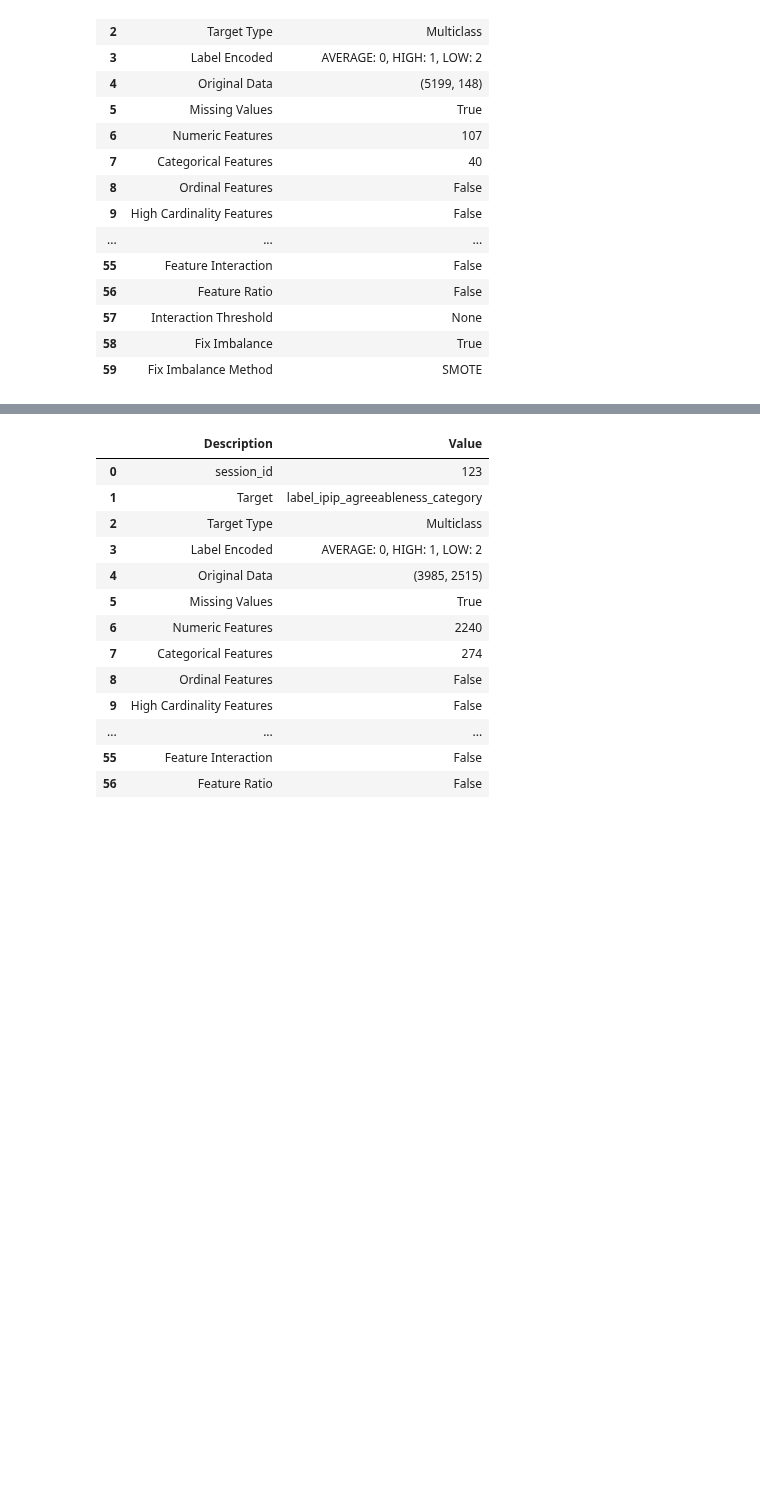
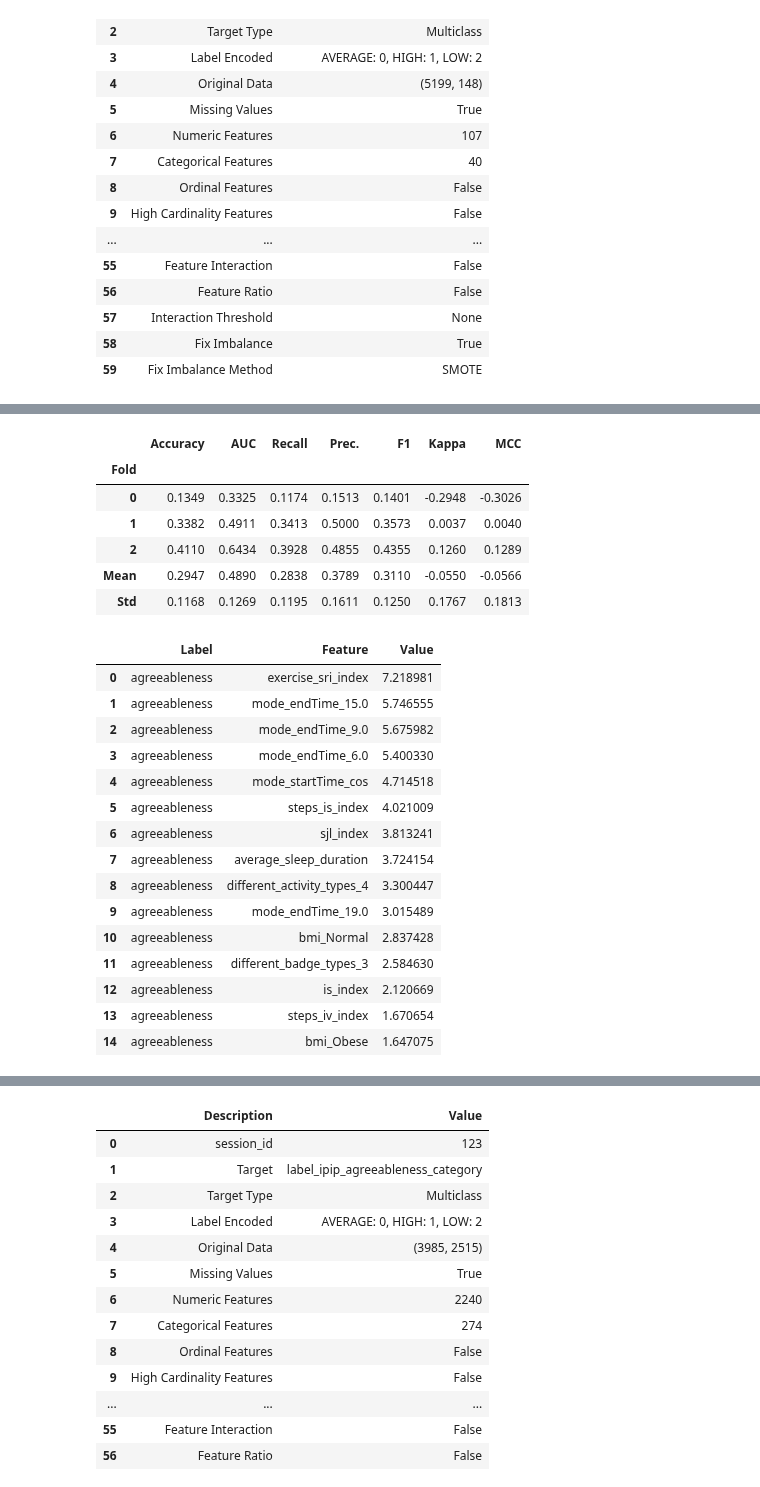
Before and after one commit to kcristinaa/RAIS-miniproject, a Jupyter notebook: notebooks_ml_models/predict_agreeableness.ipynb, the cells around one changed output, grey strips where cells are left out. Saved outputs shown, nothing was run; the diff lists cells and outputs as text; code cells hidden in the pictures; blank space fills up the shorter version.

```diff
--- a/notebooks_ml_models/predict_agreeableness.ipynb
+++ b/notebooks_ml_models/predict_agreeableness.ipynb
@@ -149,3 +184,38 @@ best = compare_models(sort = '%s'%metric) # change to F1 and AUC
+# %%
+lr = create_model('lr', fold=3)
+tuned_lr = tune_model(lr)
+d=pd.DataFrame({'Feature': get_config('X_train').columns, 'Value' : abs(tuned_lr.coef_[0])}).sort_values(by='Value', ascending=False)
+d.reset_index(inplace=True)
+d=d.head(15)
+d = d.drop(columns='index')
+d['Label'] = 'agreeableness'
+d = d[['Label', 'Feature', 'Value']]
+d.to_pickle('../data/feature_importances/agreeableness1.pkl')
+d
+# %% [output]
+|  | Accuracy | AUC | Recall | Prec. | F1 | Kappa | MCC |
+| Fold |  |  |  |  |  |  |  |
+| 0 | 0.1349 | 0.3325 | 0.1174 | 0.1513 | 0.1401 | -0.2948 | -0.3026 |
+| 1 | 0.3382 | 0.4911 | 0.3413 | 0.5000 | 0.3573 | 0.0037 | 0.0040 |
+| 2 | 0.4110 | 0.6434 | 0.3928 | 0.4855 | 0.4355 | 0.1260 | 0.1289 |
+| Mean | 0.2947 | 0.4890 | 0.2838 | 0.3789 | 0.3110 | -0.0550 | -0.0566 |
+| Std | 0.1168 | 0.1269 | 0.1195 | 0.1611 | 0.1250 | 0.1767 | 0.1813 |
+|  | Label | Feature | Value |
+| 0 | agreeableness | exercise_sri_index | 7.218981 |
+| 1 | agreeableness | mode_endTime_15.0 | 5.746555 |
+| 2 | agreeableness | mode_endTime_9.0 | 5.675982 |
+| 3 | agreeableness | mode_endTime_6.0 | 5.400330 |
+| 4 | agreeableness | mode_startTime_cos | 4.714518 |
+| 5 | agreeableness | steps_is_index | 4.021009 |
+| 6 | agreeableness | sjl_index | 3.813241 |
+| 7 | agreeableness | average_sleep_duration | 3.724154 |
+| 8 | agreeableness | different_activity_types_4 | 3.300447 |
+| 9 | agreeableness | mode_endTime_19.0 | 3.015489 |
+| 10 | agreeableness | bmi_Normal | 2.837428 |
+| 11 | agreeableness | different_badge_types_3 | 2.584630 |
+| 12 | agreeableness | is_index | 2.120669 |
+| 13 | agreeableness | steps_iv_index | 1.670654 |
+| 14 | agreeableness | bmi_Obese | 1.647075 |
 # %%
 plot_model(best, plot='feature')
 # %% [output]
```
Also changed, not shown: parts of 6 cells of this notebook, 48 other files.
